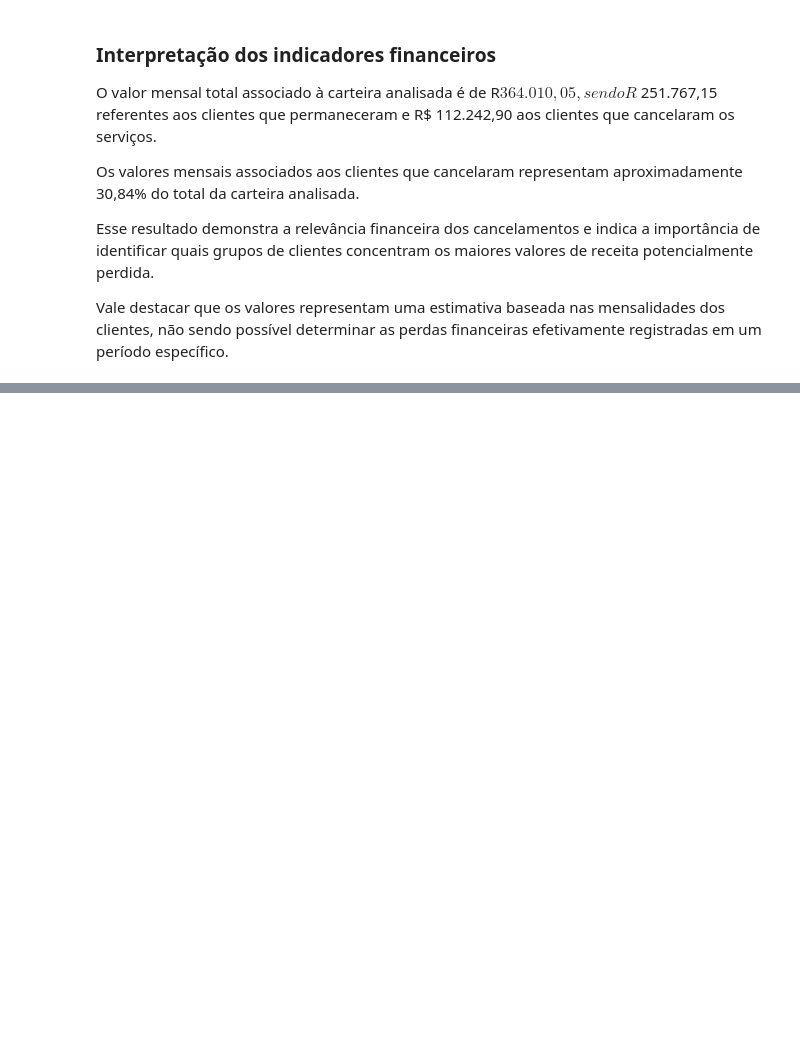
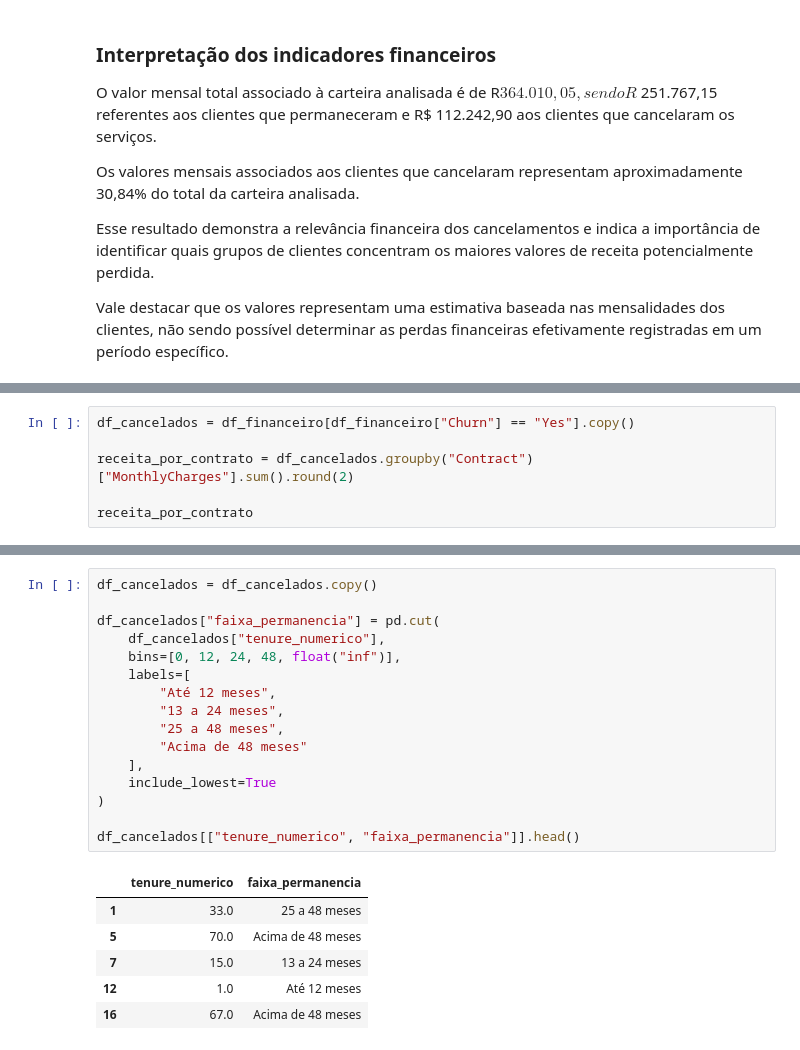
Before and after one commit to gziinx/PII2_databricks, a Jupyter notebook: 05_gold_financeira.ipynb, the cells around one changed output, grey strips where cells are left out. Saved outputs shown, nothing was run; the diff lists cells and outputs as text; blank space fills up the shorter version.

```diff
--- a/05_gold_financeira.ipynb
+++ b/05_gold_financeira.ipynb
@@ -131,0 +138,6 @@ Vale destacar que os valores representam uma estimativa baseada nas mensalidades
+# %%
+df_cancelados = df_financeiro[df_financeiro["Churn"] == "Yes"].copy()
+
+receita_por_contrato = df_cancelados.groupby("Contract")["MonthlyCharges"].sum().round(2)
+
+receita_por_contrato
@@ -131,0 +258,23 @@ Vale destacar que os valores representam uma estimativa baseada nas mensalidades
+# %%
+df_cancelados = df_cancelados.copy()
+
+df_cancelados["faixa_permanencia"] = pd.cut(
+    df_cancelados["tenure_numerico"],
+    bins=[0, 12, 24, 48, float("inf")],
+    labels=[
+        "Até 12 meses",
+        "13 a 24 meses",
+        "25 a 48 meses",
+        "Acima de 48 meses"
+    ],
+    include_lowest=True
+)
+
+df_cancelados[["tenure_numerico", "faixa_permanencia"]].head()
+# %% [output]
+|  | tenure_numerico | faixa_permanencia |
+| 1 | 33.0 | 25 a 48 meses |
+| 5 | 70.0 | Acima de 48 meses |
+| 7 | 15.0 | 13 a 24 meses |
+| 12 | 1.0 | Até 12 meses |
+| 16 | 67.0 | Acima de 48 meses |
```
Also changed, not shown: parts of 33 cells of this notebook, 11 other files.
